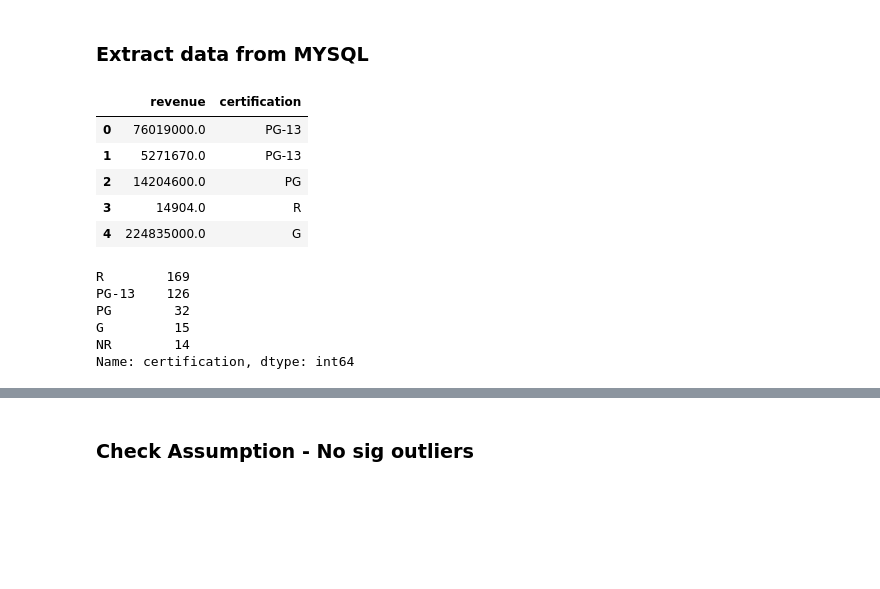
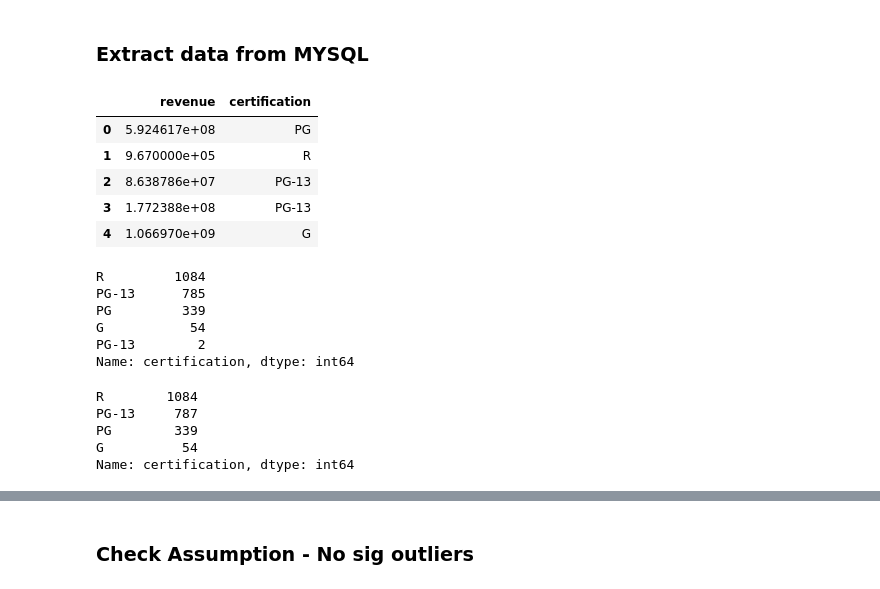
Before and after one commit to Carla9711/IMDB-Movie-Data, a Jupyter notebook: hypothesis_testing_part4.ipynb, the cells around one changed output, grey strips where cells are left out. Saved outputs shown, nothing was run; the diff lists cells and outputs as text; code cells hidden in the pictures; blank space fills up the shorter version.

```diff
--- a/hypothesis_testing_part4.ipynb
+++ b/hypothesis_testing_part4.ipynb
@@ -6,0 +14,5 @@ from sqlalchemy import create_engine
+# %%
+# fetch all files in Data/2010-2019 folder
+q = "Data/2010-2019/final*.csv.gz"
+file_list = sorted(glob.glob(q,recursive=True))
+file_list
@@ -6,0 +30,4 @@ from sqlalchemy import create_engine
+# %%
+# load all files to df
+tmdb_data = pd.concat([pd.read_csv(f) for f in file_list])
+tmdb_data.head()
@@ -6,0 +42,5 @@ from sqlalchemy import create_engine
+# %%
+# remove 0's and only keep required columns
+tmdb_data = tmdb_data[~(tmdb_data['imdb_id']=='0')]
+tmdb_data = tmdb_data[['imdb_id','revenue','budget','certification']]
+tmdb_data.head()
@@ -33,22 +86,22 @@ engine = create_engine(connection)
 # %%
 q = """SELECT revenue, certification FROM tmdb_data
         WHERE revenue > 0
-        AND certification!='None' """
+        AND certification IN ('G','PG','PG-13','R')"""
 df_rating = pd.read_sql(q, engine)
 df_rating.head()
 # %% [output]
 |  | revenue | certification |
-| 0 | 76019000.0 | PG-13 |
-| 1 | 5271670.0 | PG-13 |
-| 2 | 14204600.0 | PG |
-| 3 | 14904.0 | R |
-| 4 | 224835000.0 | G |
+| 0 | 5.924617e+08 | PG |
+| 1 | 9.670000e+05 | R |
+| 2 | 8.638786e+07 | PG-13 |
+| 3 | 1.772388e+08 | PG-13 |
+| 4 | 1.066970e+09 | G |
 # %%
 df_rating['certification'].value_counts()
 # %% [output]
-R        169
-PG-13    126
-PG        32
-G         15
-NR        14
+R         1084
+PG-13      785
+PG         339
+G           54
+PG-13        2
 Name: certification, dtype: int64
@@ -55,3 +111,11 @@ Name: certification, dtype: int64
+# %%
+df_rating['certification'].value_counts()
+# %% [output]
+R        1084
+PG-13     787
+PG        339
+G          54
+Name: certification, dtype: int64
 # %%
 # create groups dictionary
 groups ={}
```
Also changed, not shown: parts of 87 cells of this notebook, 21 other files.
